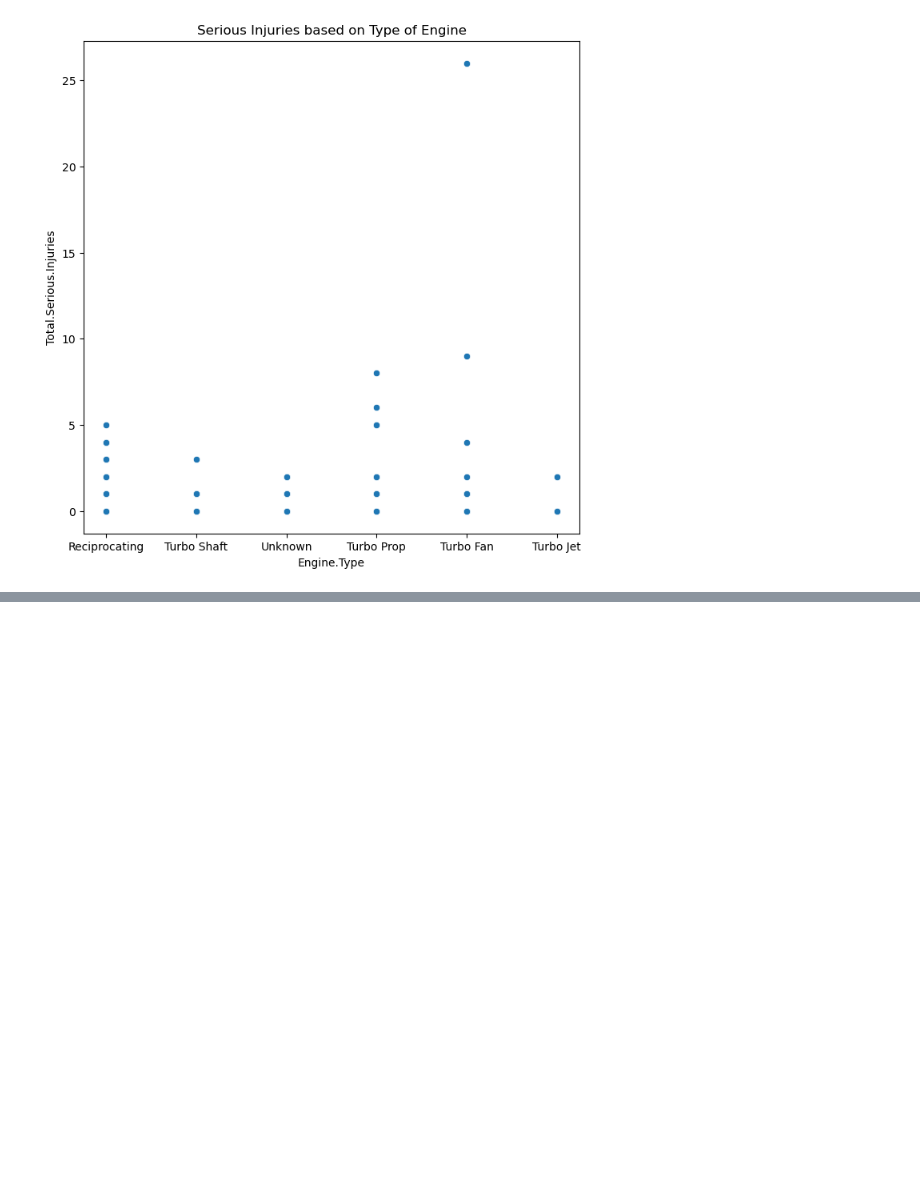
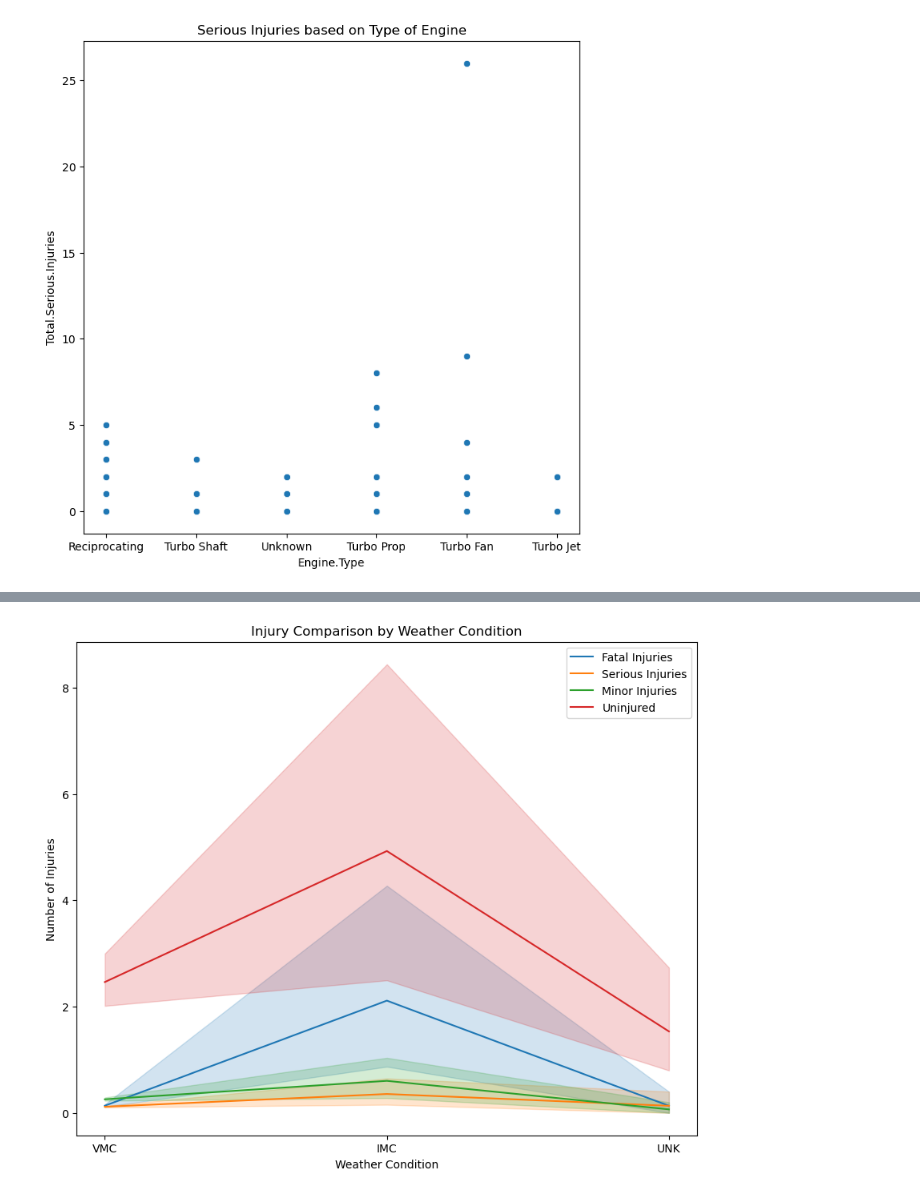
Before and after one commit to Jayrikers/dsc-phase-1-project-v3, a Jupyter notebook: student.ipynb, the cells around one changed output, grey strips where cells are left out. Saved outputs shown, nothing was run; the diff lists cells and outputs as text; code cells hidden in the pictures; blank space fills up the shorter version.

```diff
--- a/student.ipynb
+++ b/student.ipynb
@@ -502,0 +514,18 @@ plt.show
+# %%
+plt.figure(figsize=(10, 8))
+
+# Plot different injury types
+sns.lineplot(x='Weather.Condition', y='Total.Fatal.Injuries', data=df, label='Fatal Injuries')
+sns.lineplot(x='Weather.Condition', y='Total.Serious.Injuries', data=df, label='Serious Injuries')
+sns.lineplot(x='Weather.Condition', y='Total.Minor.Injuries', data=df, label='Minor Injuries')
+sns.lineplot(x='Weather.Condition', y='Total.Uninjured', data=df, label='Uninjured')
+
+plt.title('Injury Comparison by Weather Condition')
+plt.xlabel('Weather Condition')
+plt.ylabel('Number of Injuries')
+
+plt.legend()
+
+plt.show()
+# %% [output]
+[figure, added]
```
Also changed, not shown: parts of 2 cells of this notebook, 1 other file.
